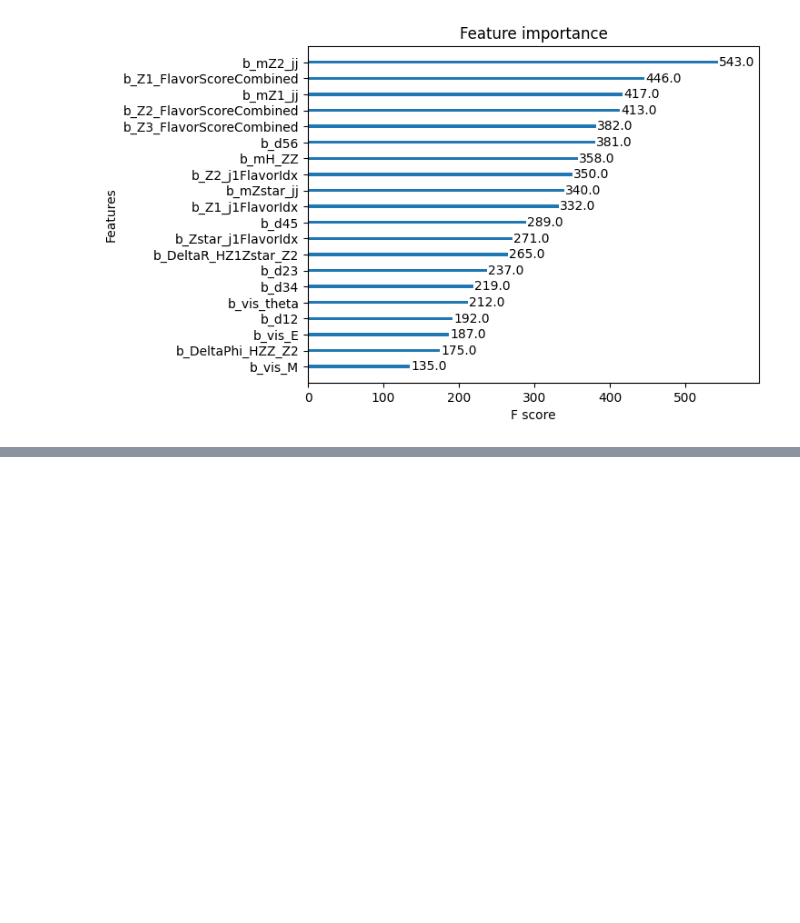
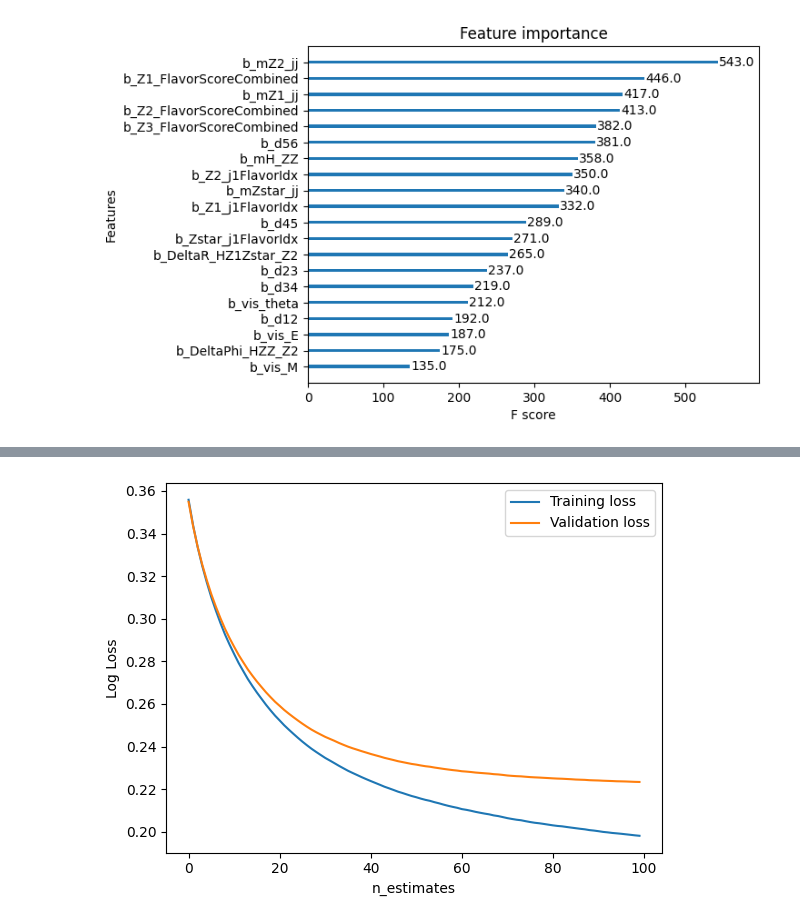
Before and after one commit to kwandrisc/SULI2025, a Jupyter notebook: Project Work.ipynb, the cells around one changed output, grey strips where cells are left out. Cells and saved outputs as stored; diff of their text form; code cells hidden in the pictures; blank space fills up the shorter version.

```diff
--- a/Project Work.ipynb
+++ b/Project Work.ipynb
@@ -540,0 +632,19 @@ xgb.plot_importance(model,grid=False)
+# %%
+log_losses_train = []
+for y_pred in gbc.staged_predict_proba(X_train):
+    loss_train = sklearn.metrics.log_loss(y_train, y_pred)
+    log_losses_train.append(loss_train)
+
+log_losses_test = []
+for y_pred in gbc.staged_predict_proba(X_test):
+    loss_test = sklearn.metrics.log_loss(y_test, y_pred)
+    log_losses_test.append(loss_test)
+
+plt.plot(log_losses_train, label='Training loss')
+plt.plot(log_losses_test, label='Validation loss')
+plt.xlabel("n_estimates")
+plt.ylabel("Log Loss")
+plt.legend()
+plt.show()
+# %% [output]
+[figure, added]
```
Also changed, not shown: parts of 47 cells of this notebook.
